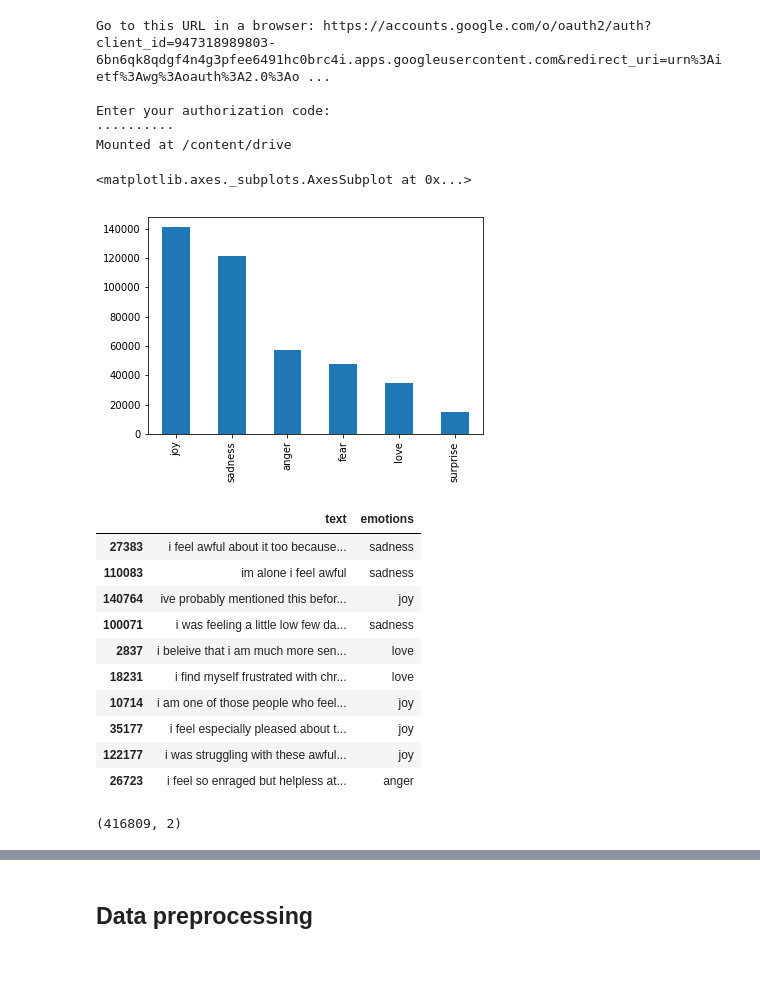
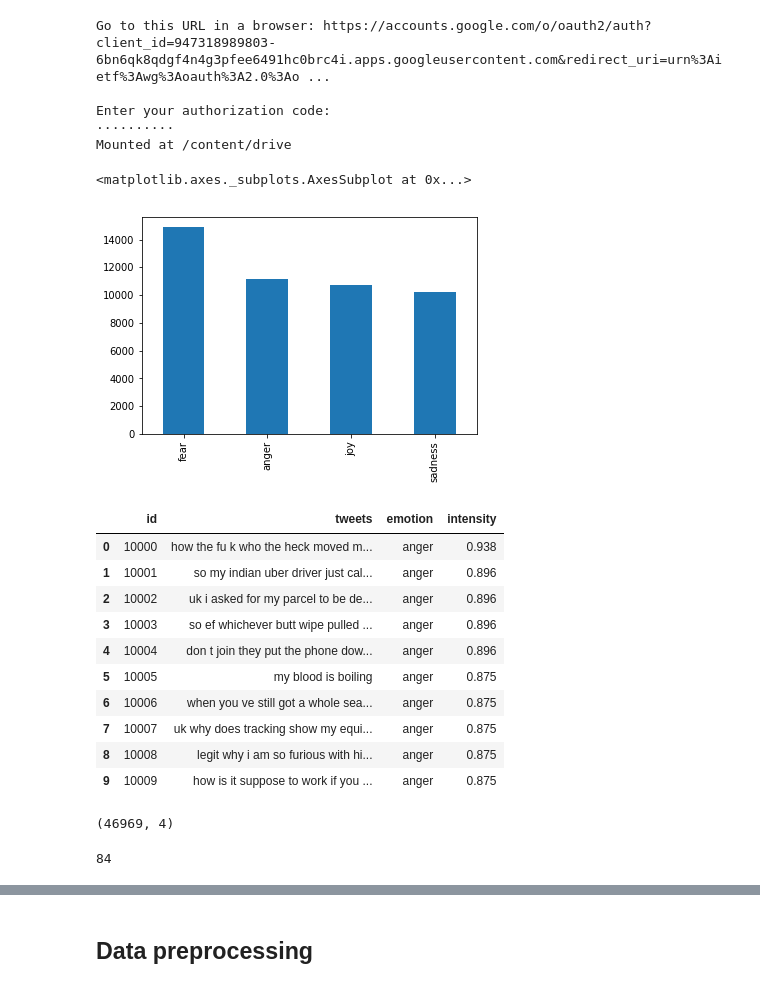
Before and after one commit to souravs17031999/Projects-kaggle-problems-60daysofudacity, a Jupyter notebook: NLPproject_emotion_recognition.ipynb, the cells around one changed output, grey strips where cells are left out. Cells and saved outputs as stored; diff of their text form; code cells hidden in the pictures.

```diff
--- a/NLPproject_emotion_recognition.ipynb
+++ b/NLPproject_emotion_recognition.ipynb
@@ -68,29 +68,33 @@ Enter your authorization code:
 Mounted at /content/drive
 # %%
 # load data
-text_data = load_from_pickle(directory="/content/drive/My Drive/merged_training.pkl")
-text_data.emotions.value_counts().plot.bar()
+text_data = load_from_pickle(directory="/content/drive/My Drive/train.pkl")
+text_data.emotion.value_counts().plot.bar()
 # %% [output]
 <matplotlib.axes._subplots.AxesSubplot at 0x...>
-[figure, old version]
+[figure, new version]
 # %%
 text_data.head(10)
 # %% [output]
-|  | text | emotions |
-| 27383 | i feel awful about it too because... | sadness |
-| 110083 | im alone i feel awful | sadness |
-| 140764 | ive probably mentioned this befor... | joy |
-| 100071 | i was feeling a little low few da... | sadness |
-| 2837 | i beleive that i am much more sen... | love |
-| 18231 | i find myself frustrated with chr... | love |
-| 10714 | i am one of those people who feel... | joy |
-| 35177 | i feel especially pleased about t... | joy |
-| 122177 | i was struggling with these awful... | joy |
-| 26723 | i feel so enraged but helpless at... | anger |
+|  | id | tweets | emotion | intensity |
+| 0 | 10000 | how the fu k who the heck moved m... | anger | 0.938 |
+| 1 | 10001 | so my indian uber driver just cal... | anger | 0.896 |
+| 2 | 10002 | uk i asked for my parcel to be de... | anger | 0.896 |
+| 3 | 10003 | so ef whichever butt wipe pulled ... | anger | 0.896 |
+| 4 | 10004 | don t join they put the phone dow... | anger | 0.896 |
+| 5 | 10005 | my blood is boiling | anger | 0.875 |
+| 6 | 10006 | when you ve still got a whole sea... | anger | 0.875 |
+| 7 | 10007 | uk why does tracking show my equi... | anger | 0.875 |
+| 8 | 10008 | legit why i am so furious with hi... | anger | 0.875 |
+| 9 | 10009 | how is it suppose to work if you ... | anger | 0.875 |
 # %%
 text_data.shape
 # %% [output]
-(416809, 2)
+(46969, 4)
+# %%
+len(text_data['tweets'][0])
+# %% [output]
+84
 # %%
 nltk.download('punkt')
 # %% [output]
```
Also changed, not shown: parts of 19 cells of this notebook.
